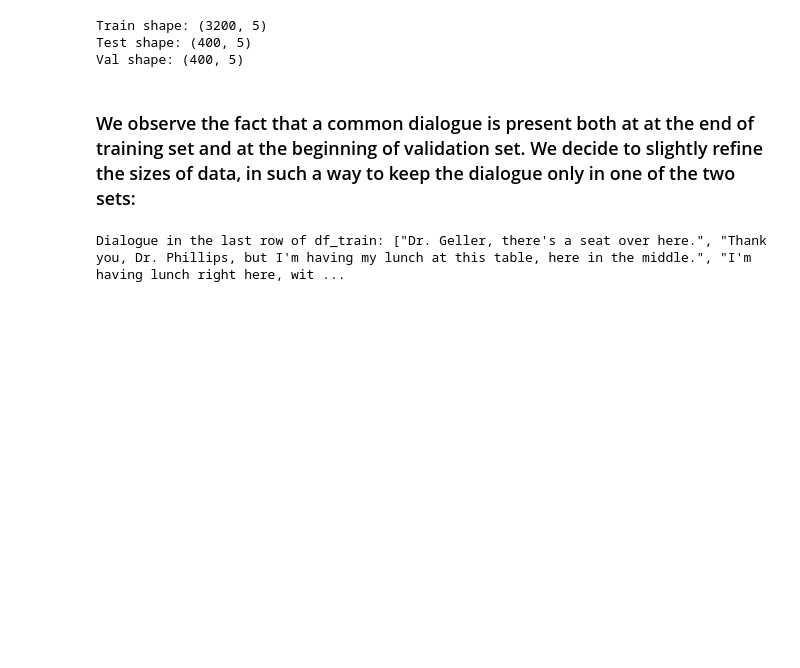
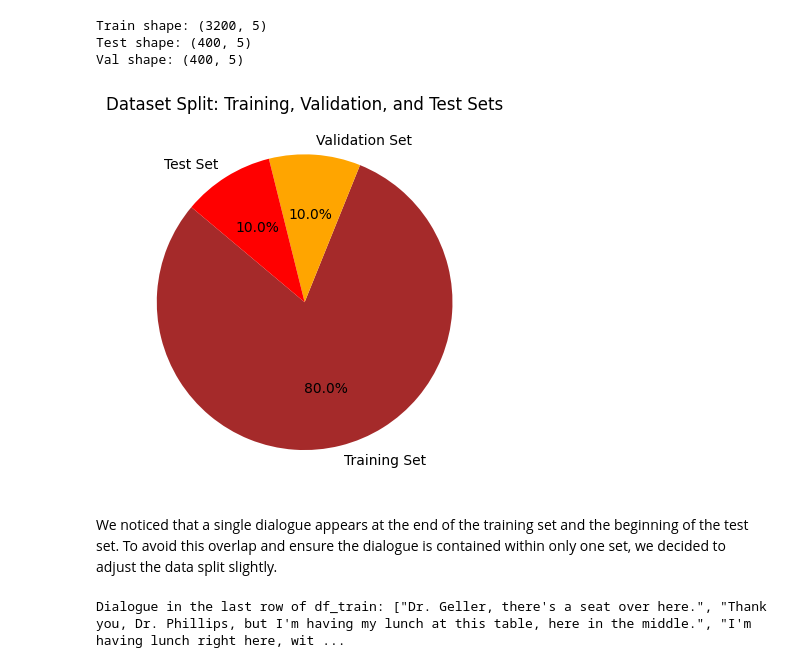
Before and after one commit to madalinaionela/NLP_project, a Jupyter notebook: Project_Final.ipynb, the cells around one changed output. Saved outputs shown, nothing was run; the diff lists cells and outputs as text; code cells hidden in the pictures; blank space fills up the shorter version.

```diff
--- a/Project_Final.ipynb
+++ b/Project_Final.ipynb
@@ -97,8 +100,18 @@ print(f"Val shape: {df_val.shape}")
 Train shape: (3200, 5)
 Test shape: (400, 5)
 Val shape: (400, 5)
-# %% [markdown]
-### We observe the fact that a common dialogue is present both at at the end of training set and at the beginning of validation set. We decide to slightly refine the sizes of data, in such a way to keep the dialogue only in one of the two sets:
+# %%
+sizes = [len(df_train), len(df_val), len(df_test)]
+labels = ['Training Set', 'Validation Set', 'Test Set']
+colors = ['brown', 'orange', 'red']
+
+plt.pie(sizes, labels=labels, colors=colors, autopct='%1.1f%%', startangle=140)
+plt.title('Dataset Split: Training, Validation, and Test Sets')
+plt.show()
+# %% [output]
+[figure, added]
+# %% [markdown]
+We noticed that a single dialogue appears at the end of the training set and the beginning of the test set. To avoid this overlap and ensure the dialogue is contained within only one set, we decided to adjust the data split slightly.
 # %%
 print(f"Dialogue in the last row of df_train: {df_train['utterances'][3199]}")
 # %% [output]
```
Also changed, not shown: parts of 78 cells of this notebook.
